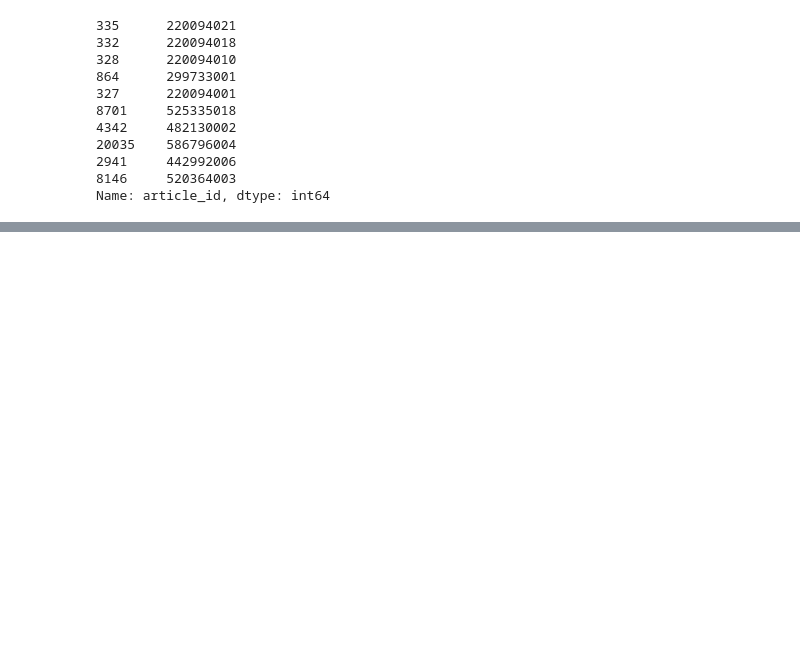
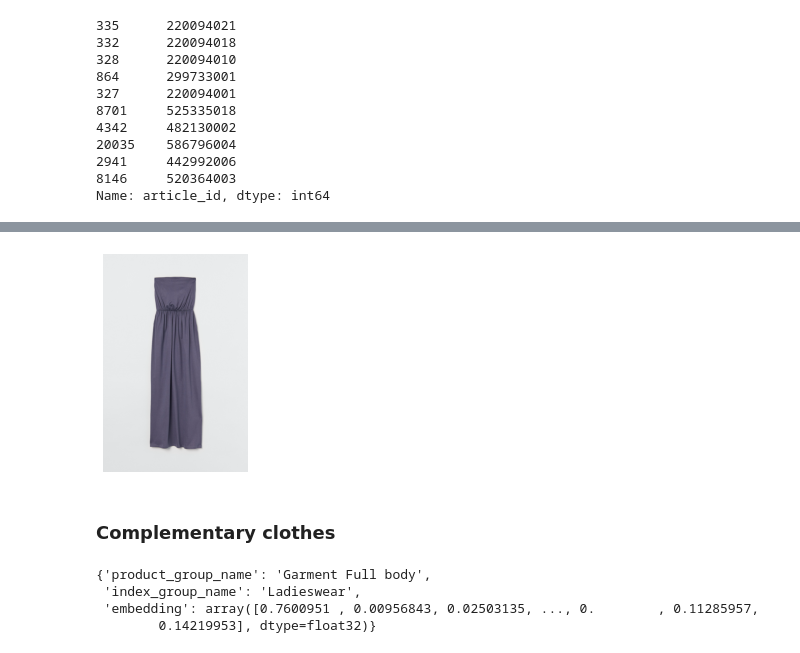
Before and after one commit to kuzmatsukanov/kuzma_omri_noa_data_project, a Jupyter notebook: H_M_recommendation.ipynb, the cells around one changed output, grey strips where cells are left out. Drawn from its saved outputs; the diff is of its cells as text; code cells hidden in the pictures; blank space fills up the shorter version.

```diff
--- a/H_M_recommendation.ipynb
+++ b/H_M_recommendation.ipynb
@@ -128,0 +162,15 @@ Name: article_id, dtype: int64
+# %%
+plt.imshow(user_image)
+plt.axis('off')
+plt.show();
+# %% [output]
+[figure, added]
+# %% [markdown]
+### Complementary clothes
+# %%
+pred_imag_dict
+# %% [output]
+{'product_group_name': 'Garment Full body',
+ 'index_group_name': 'Ladieswear',
+ 'embedding': array([0.7600951 , 0.00956843, 0.02503135, ..., 0.        , 0.11285957,
+        0.14219953], dtype=float32)}
```
Also changed, not shown: parts of 20 cells of this notebook.
